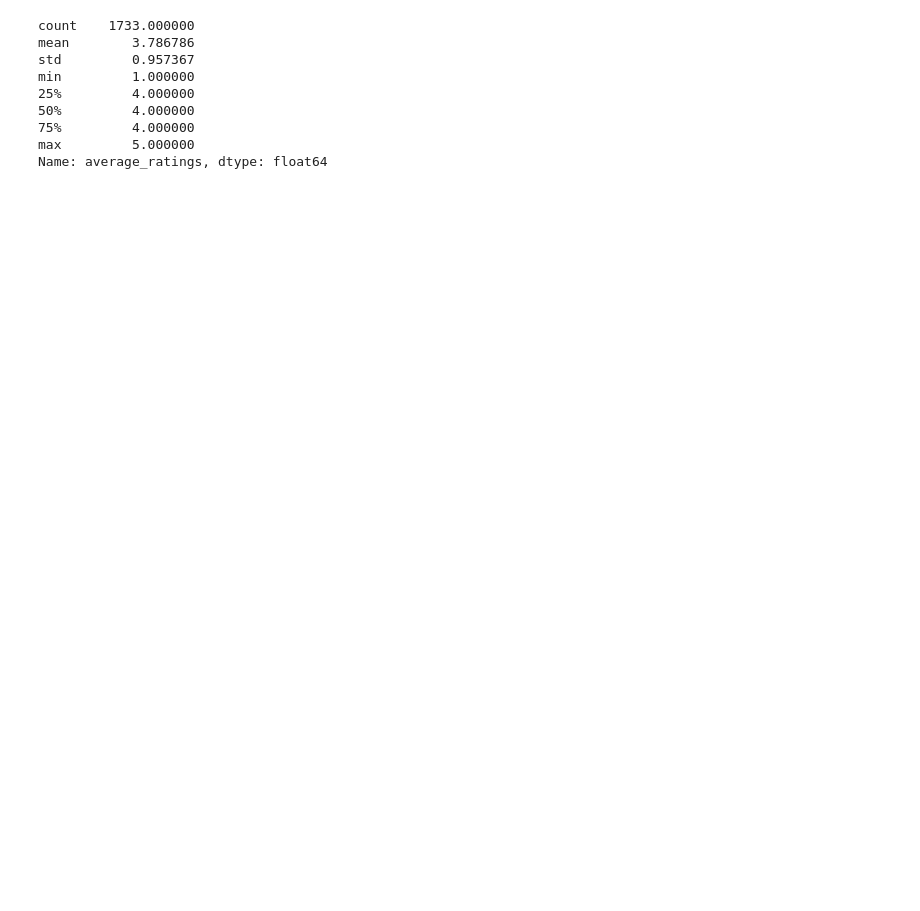
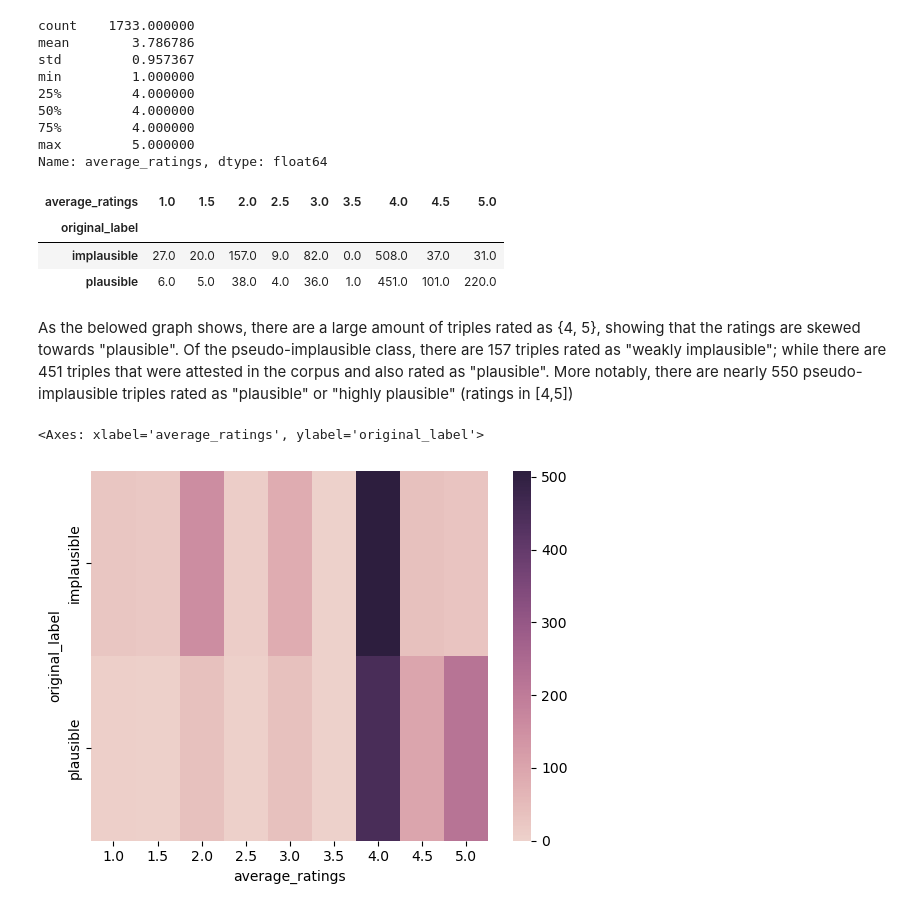
Before and after one commit to chihyi-lin/semantic-plausibility-datasets, a Jupyter notebook: PAP.ipynb, the cells around one changed output. Cells and saved outputs as stored; diff of their text form; code cells hidden in the pictures; blank space fills up the shorter version.

```diff
--- a/PAP.ipynb
+++ b/PAP.ipynb
@@ -112,3 +141,21 @@ min         1.000000
 75%         4.000000
 max         5.000000
 Name: average_ratings, dtype: float64
+# %%
+# count the number of each rating
+rating_df = raw_df.groupby(["original_label","average_ratings"]).size().unstack().fillna(0)
+rating_df
+# %% [output]
+| average_ratings | 1.0 | 1.5 | 2.0 | 2.5 | 3.0 | 3.5 | 4.0 | 4.5 | 5.0 |
+| original_label |  |  |  |  |  |  |  |  |  |
+| implausible | 27.0 | 20.0 | 157.0 | 9.0 | 82.0 | 0.0 | 508.0 | 37.0 | 31.0 |
+| plausible | 6.0 | 5.0 | 38.0 | 4.0 | 36.0 | 1.0 | 451.0 | 101.0 | 220.0 |
+# %% [markdown]
+As the belowed graph shows, there are a large amount of triples rated as {4, 5}, showing that the ratings are skewed towards "plausible".
+Of the pseudo-implausible class, there are 157 triples rated as "weakly implausible"; while there are 451 triples that were attested in the corpus and also rated as "plausible".
+More notably, there are nearly 550 pseudo-implausible triples rated as "plausible" or "highly plausible" (ratings in [4,5])
+# %%
+sns.heatmap(rating_df, cmap=sns.cubehelix_palette(as_cmap=True))
+# %% [output]
+<Axes: xlabel='average_ratings', ylabel='original_label'>
+[figure, added]
```
Also changed, not shown: parts of 8 cells of this notebook.
